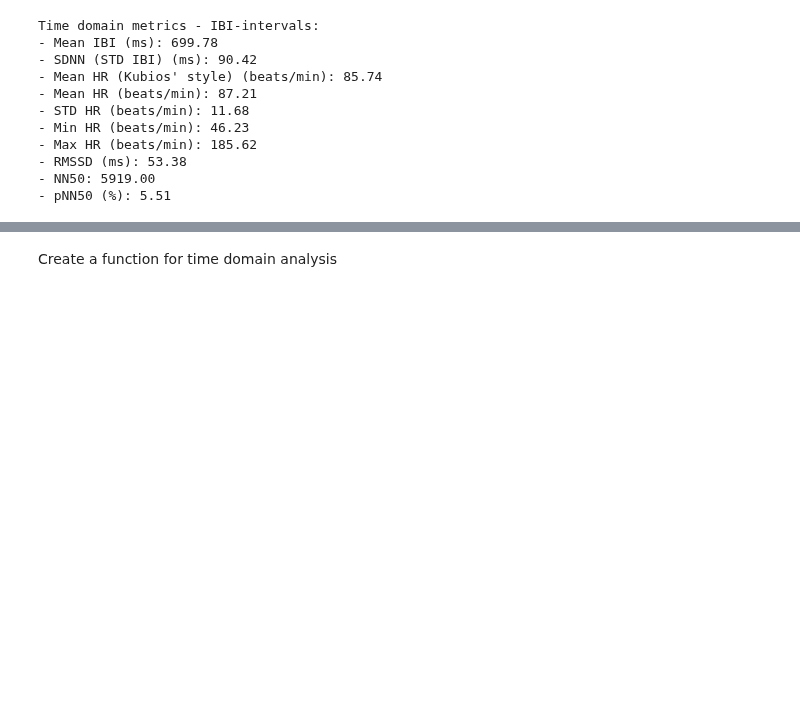
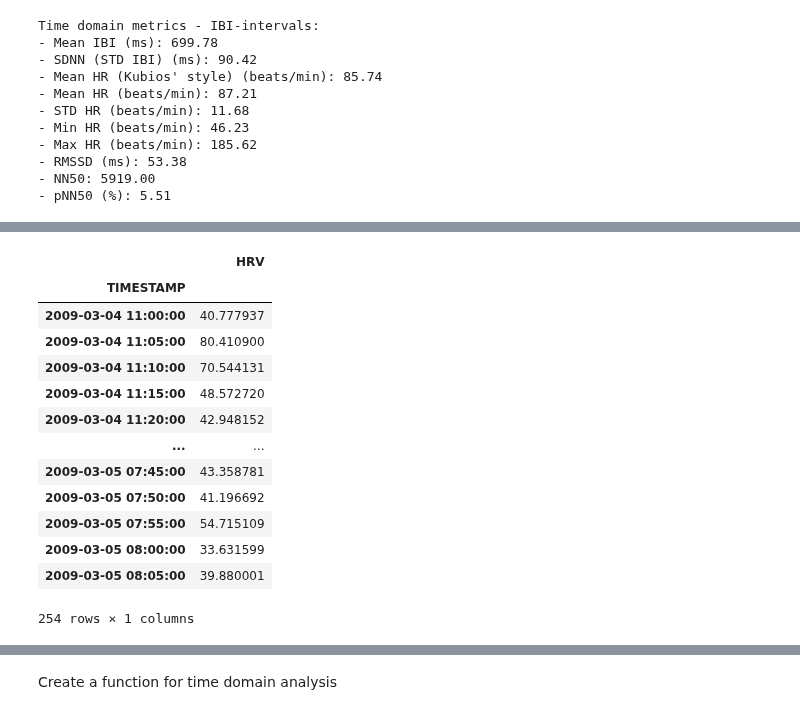
Before and after one commit to GacildaAnne/Thesis-ADHD-HRV, a Jupyter notebook: Thesis_code.ipynb, the cells around one changed output, grey strips where cells are left out. Cells and saved outputs as stored; diff of their text form; code cells hidden in the pictures; blank space fills up the shorter version.

```diff
--- a/Thesis_code.ipynb
+++ b/Thesis_code.ipynb
@@ -339,0 +348,21 @@ pNN50 (%) 5.3715317192995515
+# %%
+# Calculate SDANN and SDNN Index
+
+# SDANN
+SDANN = HRV_1.resample('5T').std()
+SDANN
+# %% [output]
+|  | HRV |
+| TIMESTAMP |  |
+| 2009-03-04 11:00:00 | 40.777937 |
+| 2009-03-04 11:05:00 | 80.410900 |
+| 2009-03-04 11:10:00 | 70.544131 |
+| 2009-03-04 11:15:00 | 48.572720 |
+| 2009-03-04 11:20:00 | 42.948152 |
+| ... | ... |
+| 2009-03-05 07:45:00 | 43.358781 |
+| 2009-03-05 07:50:00 | 41.196692 |
+| 2009-03-05 07:55:00 | 54.715109 |
+| 2009-03-05 08:00:00 | 33.631599 |
+| 2009-03-05 08:05:00 | 39.880001 |
+254 rows × 1 columns
```
Also changed, not shown: parts of 18 cells of this notebook.
